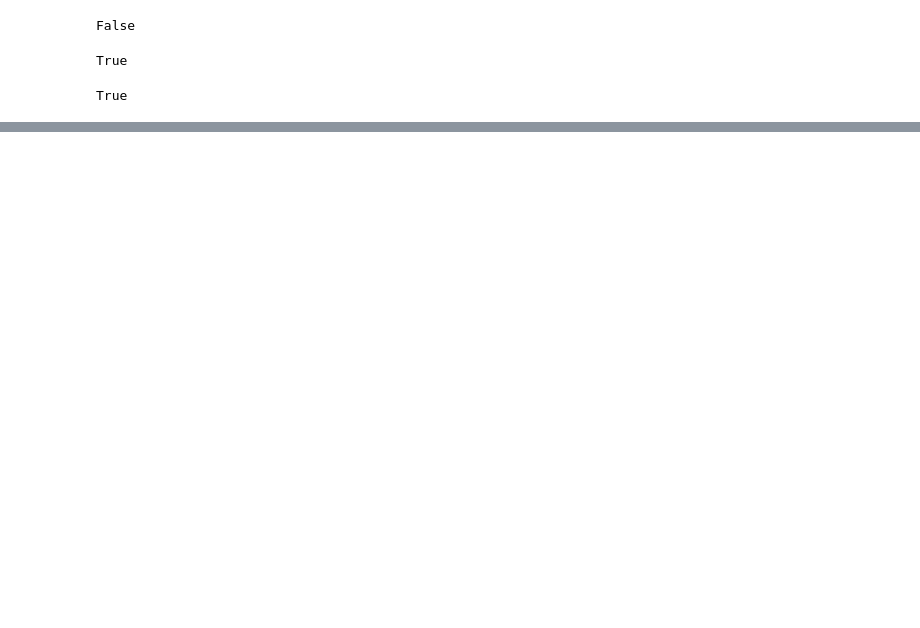
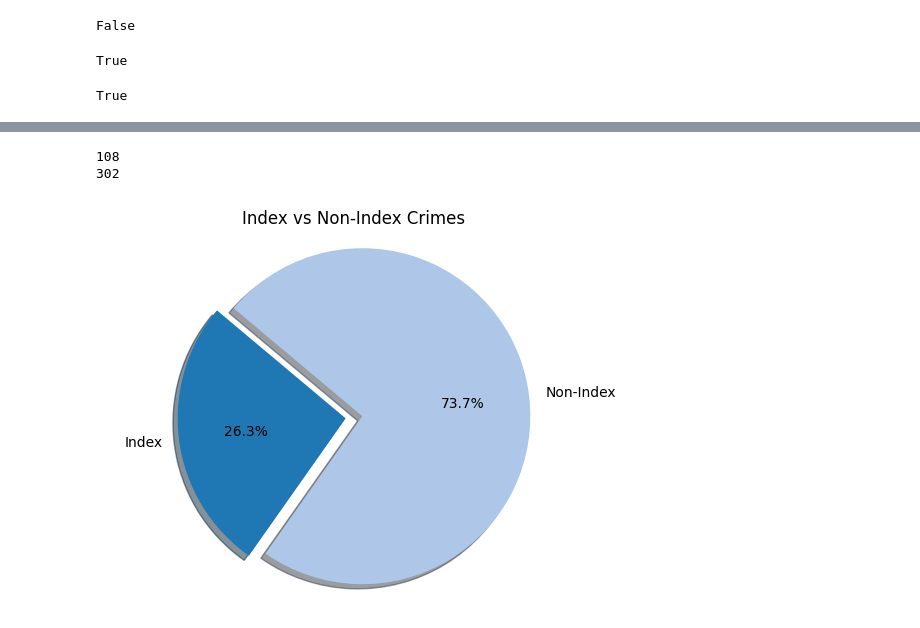
Before and after one commit to YOANGELICA/chicago_crimes_etl, a Jupyter notebook: api_eda.ipynb, the cells around one changed output, grey strips where cells are left out. Cells and saved outputs as stored; diff of their text form; code cells hidden in the pictures; blank space fills up the shorter version.

```diff
--- a/api_eda.ipynb
+++ b/api_eda.ipynb
@@ -127,0 +271,37 @@ True
+# %%
+mycursor = conx.cursor()
+
+# ej piechart de index
+
+query_index = "SELECT COUNT(*) FROM iucr WHERE index_code = 'I'"
+
+query_non_index = "SELECT COUNT(*) FROM iucr WHERE index_code = 'N'"
+
+
+mycursor.execute(query_index)
+index = mycursor.fetchone()[0]
+
+mycursor.execute(query_non_index)
+non_index = mycursor.fetchone()[0]
+
+print(index)
+print(non_index)
+
+mycursor.close()
+
+
+labels = ['Index', 'Non-Index']
+sizes = [index, non_index]
+colors = plt.cm.tab20.colors
+explode = (0.1, 0)
+
+
+plt.pie(sizes, explode=explode, labels=labels, colors=colors, autopct='%1.1f%%', shadow=True, startangle=140)
+plt.axis('equal')
+
+plt.title('Index vs Non-Index Crimes')
+plt.show()
+# %% [output]
+108
+302
+[figure, added]
```
Also changed, not shown: parts of 11 cells of this notebook, 3 other files.
